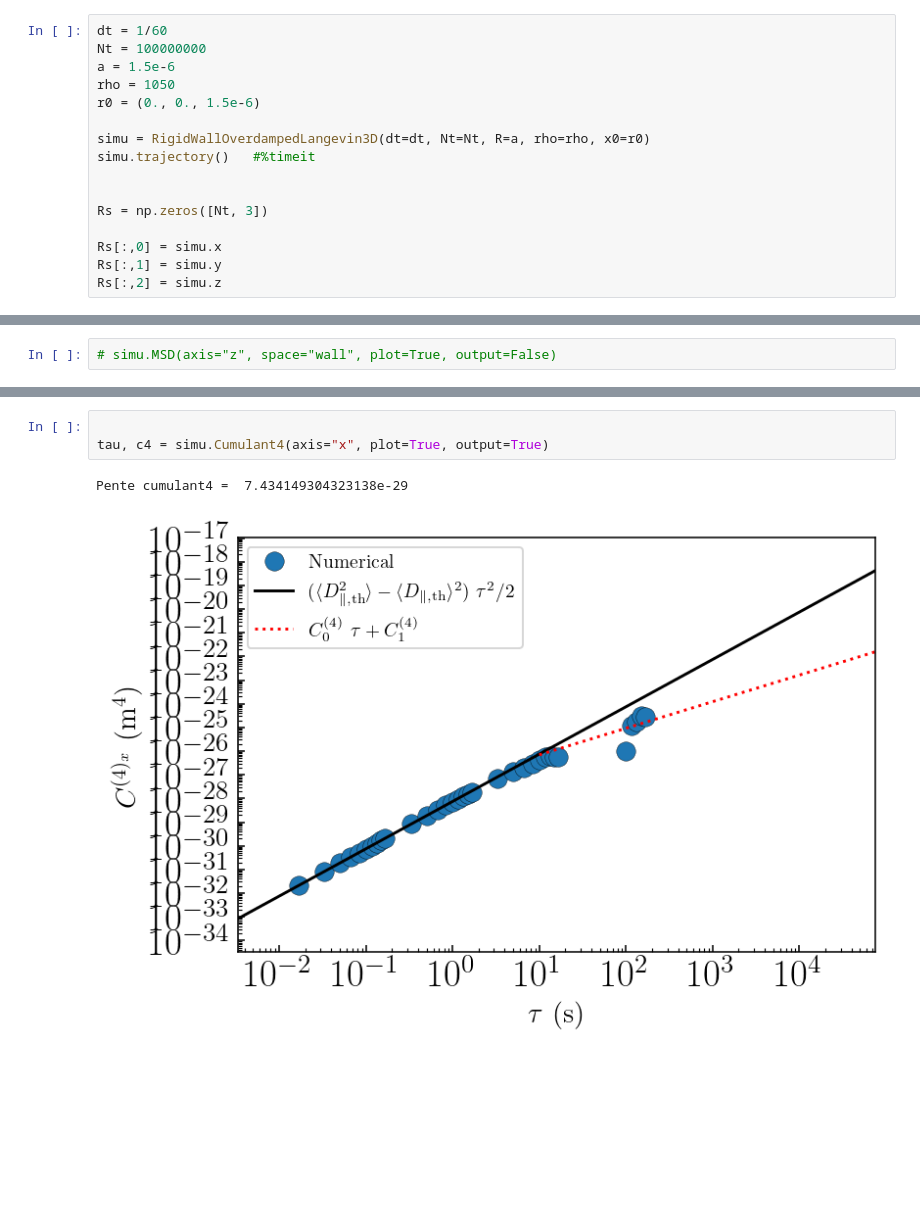
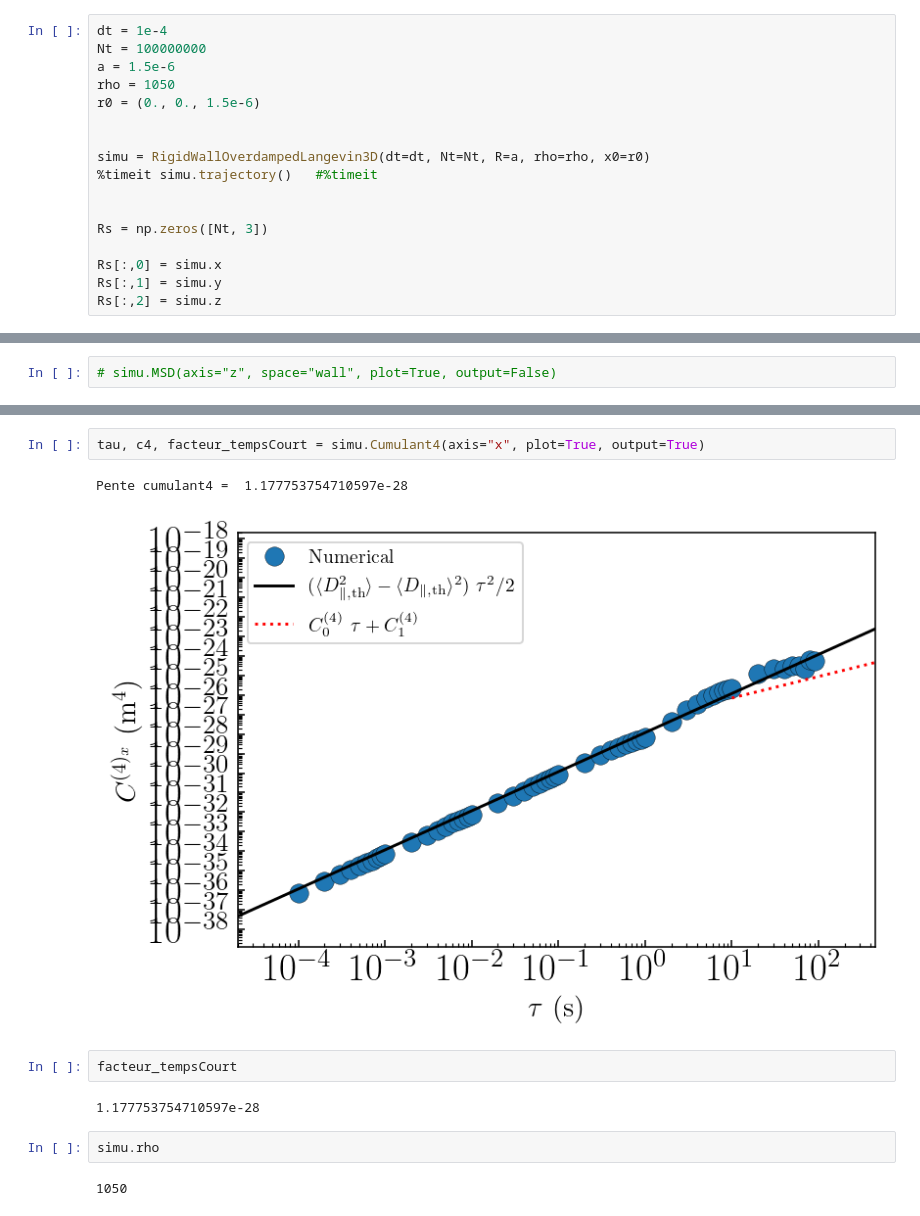
Before and after one commit to ElodieMillan/Brownian-particle-near-wall, a Jupyter notebook: Results/10-21/Overd-RigidWall/Analyse_Overd-Rigid-Wall-CYTHON(longTraj).ipynb, the cells around one changed output, grey strips where cells are left out. Cells and saved outputs as stored; diff of their text form; blank space fills up the shorter version.

Commit message:
MAJ cumulant4 + jupyter analyse associé

```diff
--- a/Results/10-21/Overd-RigidWall/Analyse_Overd-Rigid-Wall-CYTHON(longTraj).ipynb
+++ b/Results/10-21/Overd-RigidWall/Analyse_Overd-Rigid-Wall-CYTHON(longTraj).ipynb
@@ -87,14 +87,15 @@ from sys import getsizeof
 # %% [markdown]
 ## 1. Calcul trajectoire avec code origine
 # %%
-dt = 1/60
+dt = 1e-4
 Nt = 100000000
 a = 1.5e-6
 rho = 1050
 r0 = (0., 0., 1.5e-6)
 
+
 simu = RigidWallOverdampedLangevin3D(dt=dt, Nt=Nt, R=a, rho=rho, x0=r0)
-simu.trajectory()   #%timeit
+%timeit simu.trajectory()   #%timeit
 
 
 Rs = np.zeros([Nt, 3])
@@ -196,10 +201,17 @@ Théoriquement, au temps court on a :
 
  où $C^{(4)}_0$ et $C^{(4)}_1$ sont à determiner numériquement à l'aide du code d'Arthur Alexandre (cf. cumul4.py et note).
 # %%
-
-tau, c4 = simu.Cumulant4(axis="x", plot=True, output=True)
+tau, c4, facteur_tempsCourt = simu.Cumulant4(axis="x", plot=True, output=True)
 # %% [output]
-Pente cumulant4 =  7.434149304323138e-29
+Pente cumulant4 =  1.177753754710597e-28
-[figure, old version]
+[figure, new version]
+# %%
+facteur_tempsCourt
+# %% [output]
+1.177753754710597e-28
+# %%
+simu.rho
+# %% [output]
+1050
 # %%
 factoriel4 = 1*2*3*4
```
Also changed, not shown: parts of 17 cells of this notebook, 3 other files.
